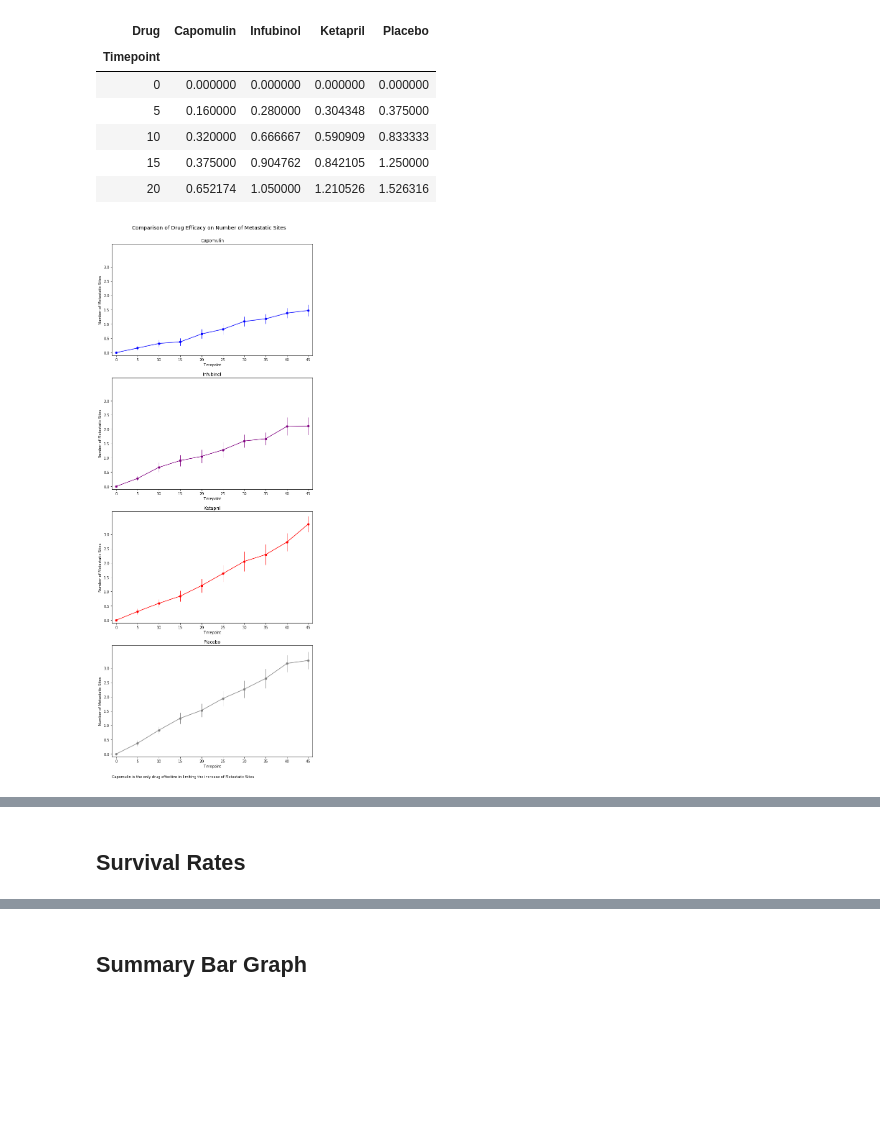
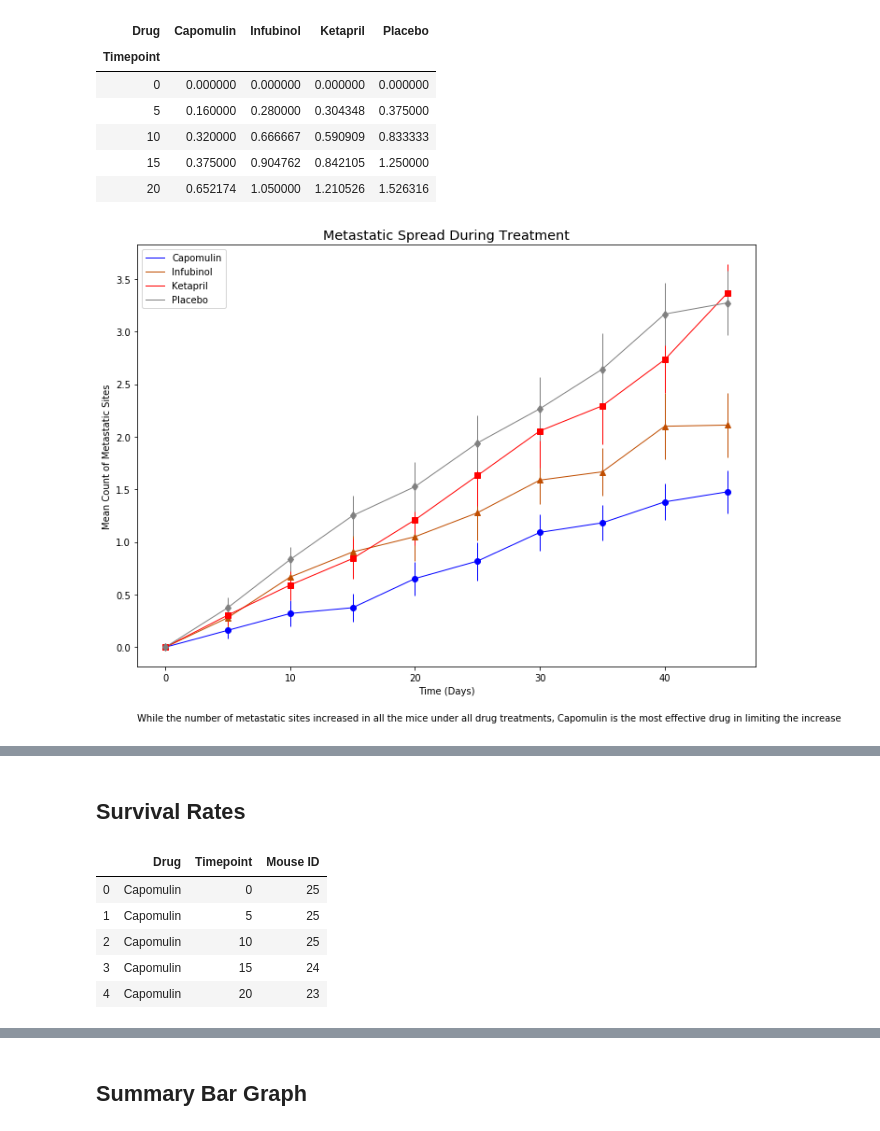
Before and after one commit to epayne323/matplotlib-challenge, a Jupyter notebook: Pymaceuticals/pymaceuticals.ipynb, the cells around one changed output, grey strips where cells are left out. Cells and saved outputs as stored; diff of their text form; code cells hidden in the pictures; blank space fills up the shorter version.

Commit message:
Finished! completed all plots and tidied them up.

```diff
--- a/Pymaceuticals/pymaceuticals.ipynb
+++ b/Pymaceuticals/pymaceuticals.ipynb
@@ -17,8 +16,8 @@ clinical_df = pd.read_csv(os.path.join("..","data","clinicaltrial_data.csv"))
 # Combine the data into a single dataset
 combined_df = pd.merge(mouse_df, clinical_df, on="Mouse ID", how="outer")
 # only looking at 4 drugs
-combined_df = combined_df.loc[combined_df["Drug"].isin(("Capomulin", \
-                                                        "Infubinol", "Ketapril", "Placebo")),:]
+combined_df = combined_df.loc[combined_df["Drug"].isin(("Capomulin", "Infubinol", "Ketapril",
+                                                        "Placebo")),:]
 # Display the data table for preview
 combined_df.head()
 # %% [output]
@@ -80,8 +80,7 @@ multi_drug_mice
 ## Tumor Response to Treatment
 # %%
 # Store the Mean Tumor Volume Data Grouped by Drug and Timepoint. GroupBy summaraies are already DataFrames
-mean_tumor_volume = combined_df.groupby(["Drug", "Timepoint"]).mean()["Tumor Volume (mm3)"]
-mean_tumor_volume = mean_tumor_volume.reset_index()
+mean_tumor_volume = combined_df.groupby(["Drug", "Timepoint"]).mean()["Tumor Volume (mm3)"].reset_index()
 # Preview DataFrame
 mean_tumor_volume.head()
 # %% [output]
@@ -125,5 +129,6 @@ sem_tumor_volume_rf.head()
 | 15 | 0.838617 | 0.357705 | 0.580268 | 0.614461 |
 | 20 | 0.909731 | 0.476210 | 0.726484 | 0.839609 |
 # %%
-# storing a colors dictionary
-colors = {"Capomulin":"blue","Infubinol":"purple","Ketapril":"red","Placebo":"grey"}
+# storing colors and markers dictionaries
+colors = {"Capomulin":"blue","Infubinol":"xkcd:burnt orange","Ketapril":"red","Placebo":"grey"}
+markers = {"Capomulin":"o","Infubinol":"^","Ketapril":"s","Placebo":"d"}
@@ -224,45 +200,44 @@ mean_met_sites_rf.head()
 | 15 | 0.375000 | 0.904762 | 0.842105 | 1.250000 |
 | 20 | 0.652174 | 1.050000 | 1.210526 | 1.526316 |
 # %%
-# Generate the Plot (with Error Bars)
-# reusing variable names
-fig, (p1,p2,p3,p4) = plt.subplots(4, sharey=True,figsize=(10,24))
 x_ticks = mean_tumor_volume_rf.index
-# p1.set_xlim(min(x_ticks)*0.95, max(x_ticks)*1.05)
-# p1.set_xticks(x_ticks)
-p1.set_ylim(-.1,3.8)
-p1.set_yticks(np.arange(0,3.5,.5))
 
-counter = 0
-for p in (p1,p2,p3,p4):
-    # get the drug name from the list of columns for easy reference
-    drug = mean_tumor_volume_rf.columns[counter]
-    p.scatter(x_ticks, mean_met_sites_rf[drug], c=colors[drug], s=30, label=drug)
-    p.errorbar(x_ticks, mean_met_sites_rf[drug], sem_met_sites_rf[drug], c=colors[drug],
-               label=drug, elinewidth = 1)
-    p.title.set_text(drug)
-    p.set_xticks(x_ticks)
-    p.set_xlim(min(x_ticks)-1, max(x_ticks)+1)
-    p.set_xlabel("Timepoint")
-    p.set_ylabel("Number of Metastatic Sites")
-    counter += 1
+plt.figure(figsize = (10,7))
+for drug in mean_met_sites_rf:
+    plt.plot(x_ticks, mean_met_sites_rf[drug], c = colors[drug], linewidth=1, label=drug)
+    plt.errorbar(x_ticks, mean_met_sites_rf[drug], sem_met_sites_rf[drug], color=colors[drug],
+                 fmt=markers[drug], elinewidth=1)
 
-fig.suptitle("Comparison of Drug Efficacy on Number of Metastatic Sites", fontsize="x-large")
-fig.subplots_adjust(top=.95)
-plt.annotate('Capomulin is the only drug effective in limiting the increase of Metastatic Sites',
+plt.legend(loc="best")
+plt.ylabel("Mean Count of Metastatic Sites")
+plt.xlabel("Time (Days)")
+plt.tight_layout()
+
+plt.title("Metastatic Spread During Treatment", fontsize="x-large")
+plt.annotate('While the number of metastatic sites increased in all the mice under all drug ' + \
+             'treatments, Capomulin is the most effective drug in limiting the increase',
              (0,0), (0, -50), xycoords='axes fraction', textcoords='offset points', va='top')
+
 # Save the Figure
-fig.savefig("../Images/Comparison of Drug Efficacy on Number of Metastatic Sites.png")
+plt.savefig("../Images/Comparison of Drug Efficacy on Number of Metastatic Sites.png", bbox_inches="tight")
 # Show the Figure
 plt.show()
 # %% [output]
-[figure, old version]
+[figure, new version]
 # %% [markdown]
 ![Metastatic Spread During Treatment](../Images/spread.png)
 # %% [markdown]
 ## Survival Rates
 # %%
-mouse_counts = combined_df.groupby(["Drug", "Timepoint"]).count().reset_index()
+mouse_counts = combined_df.groupby(["Drug", "Timepoint"]).count()["Mouse ID"].reset_index()
+mouse_counts.head()
+# %% [output]
+|  | Drug | Timepoint | Mouse ID |
+| 0 | Capomulin | 0 | 25 |
+| 1 | Capomulin | 5 | 25 |
+| 2 | Capomulin | 10 | 25 |
+| 3 | Capomulin | 15 | 24 |
+| 4 | Capomulin | 20 | 23 |
 # %%
 # Minor Data Munging to Re-Format the Data Frames
 mouse_counts_rf = pd.pivot_table(mouse_counts, values="Mouse ID",index="Timepoint",
```
Also changed, not shown: parts of 17 cells of this notebook, 4 other files.
